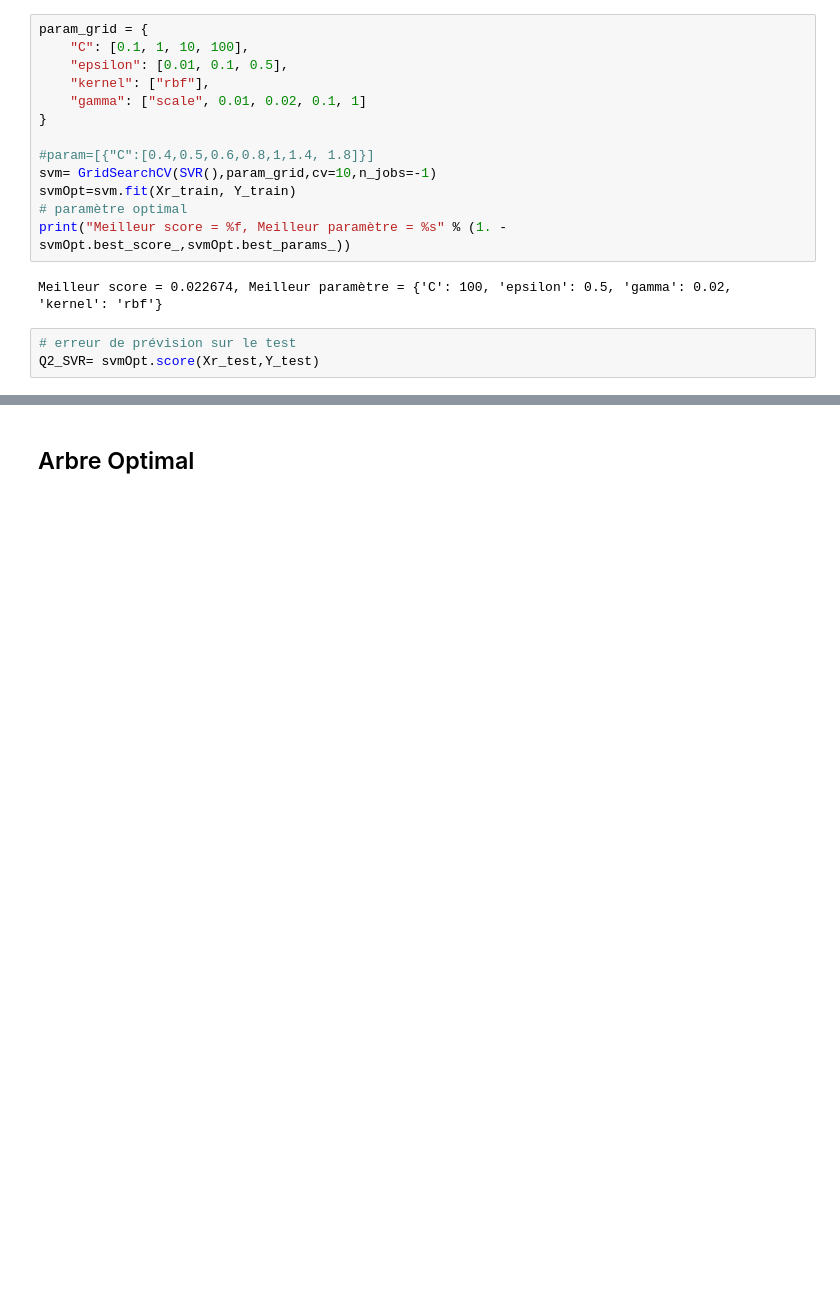
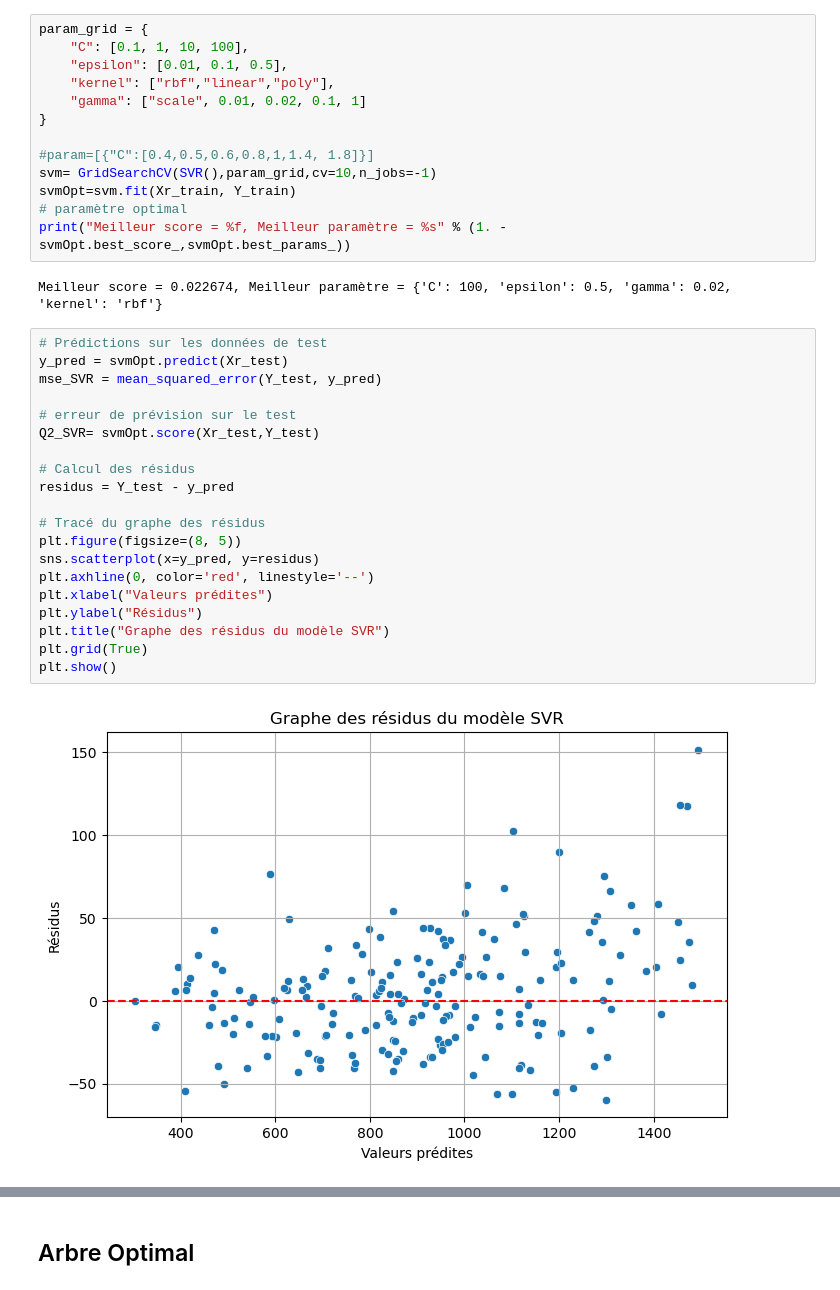
Before and after one commit to albanevergnes/projetML, a Jupyter notebook: Projet_python copy.ipynb, the cells around one changed output, grey strips where cells are left out. Drawn from its saved outputs; the diff is of its cells as text; blank space fills up the shorter version.

```diff
--- a/Projet_python copy.ipynb
+++ b/Projet_python copy.ipynb
@@ -383,7 +366,7 @@ où $X_i$ est le vecteur des variables explicatives pour l'observation $i$, $w_1
 param_grid = {
     "C": [0.1, 1, 10, 100],
     "epsilon": [0.01, 0.1, 0.5],
-    "kernel": ["rbf"],
+    "kernel": ["rbf","linear","poly"],
     "gamma": ["scale", 0.01, 0.02, 0.1, 1]
 }
 
@@ -394,6 +377,25 @@ svmOpt=svm.fit(Xr_train, Y_train)
 print("Meilleur score = %f, Meilleur paramètre = %s" % (1. - svmOpt.best_score_,svmOpt.best_params_))
 # %% [output]
 Meilleur score = 0.022674, Meilleur paramètre = {'C': 100, 'epsilon': 0.5, 'gamma': 0.02, 'kernel': 'rbf'}
-# %%
-# erreur de prévision sur le test
-Q2_SVR= svmOpt.score(Xr_test,Y_test)
+# %%
+# Prédictions sur les données de test
+y_pred = svmOpt.predict(Xr_test)
+mse_SVR = mean_squared_error(Y_test, y_pred)
+
+# erreur de prévision sur le test
+Q2_SVR= svmOpt.score(Xr_test,Y_test)
+
+# Calcul des résidus
+residus = Y_test - y_pred
+
+# Tracé du graphe des résidus
+plt.figure(figsize=(8, 5))
+sns.scatterplot(x=y_pred, y=residus)
+plt.axhline(0, color='red', linestyle='--')
+plt.xlabel("Valeurs prédites")
+plt.ylabel("Résidus")
+plt.title("Graphe des résidus du modèle SVR")
+plt.grid(True)
+plt.show()
+# %% [output]
+[figure, added]
```
Also changed, not shown: parts of 61 cells of this notebook.
